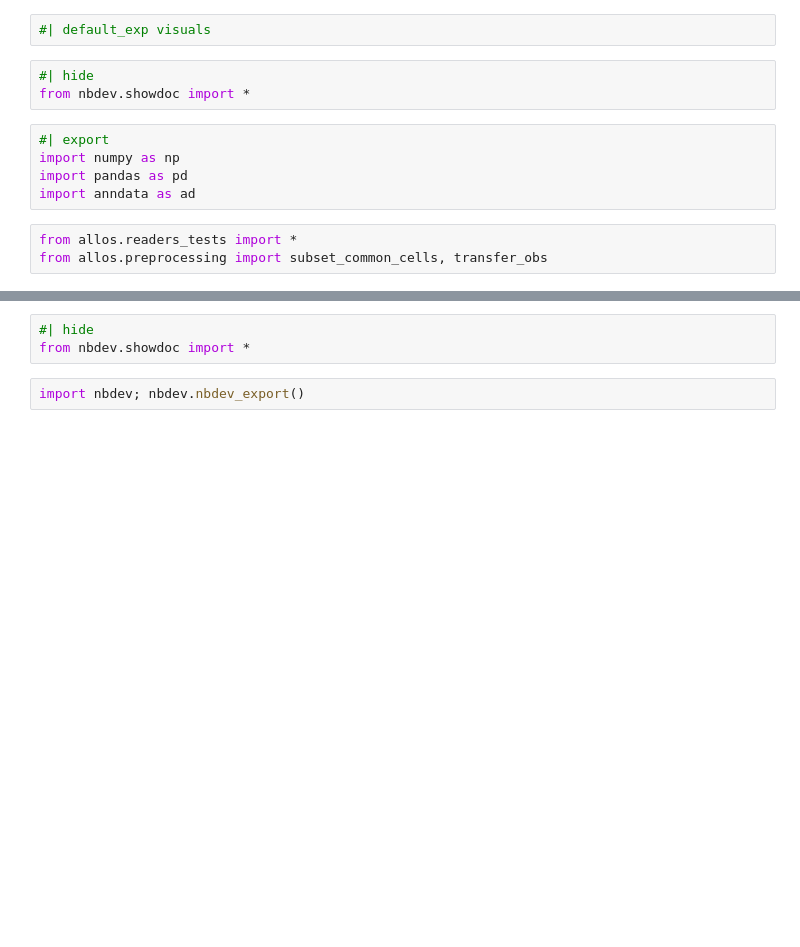
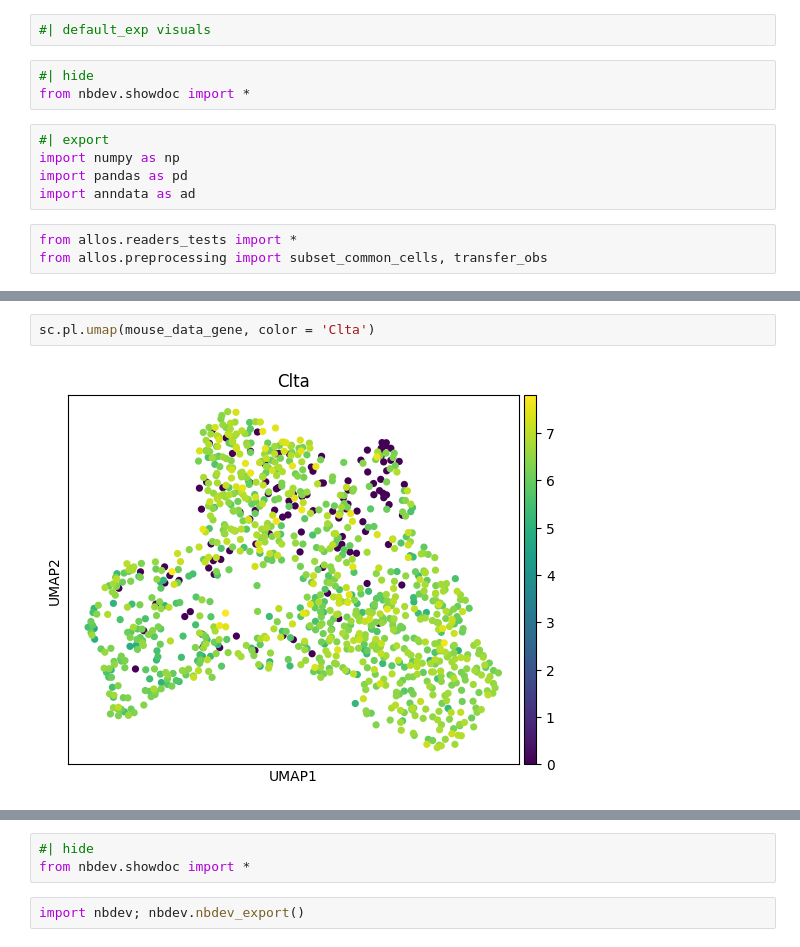
Before and after one commit to cobioda/allos, a Jupyter notebook: nbs/008_visuals.ipynb, the cells around one changed output, grey strips where cells are left out. Saved outputs shown, nothing was run; the diff lists cells and outputs as text; blank space fills up the shorter version.

```diff
--- a/nbs/008_visuals.ipynb
+++ b/nbs/008_visuals.ipynb
@@ -21,0 +42,4 @@ FileNotFoundError:
+# %%
+sc.pl.umap(mouse_data_gene, color = 'Clta')
+# %% [output]
+[figure, added]
```
Also changed, not shown: parts of 11 cells of this notebook, 2 other files.
